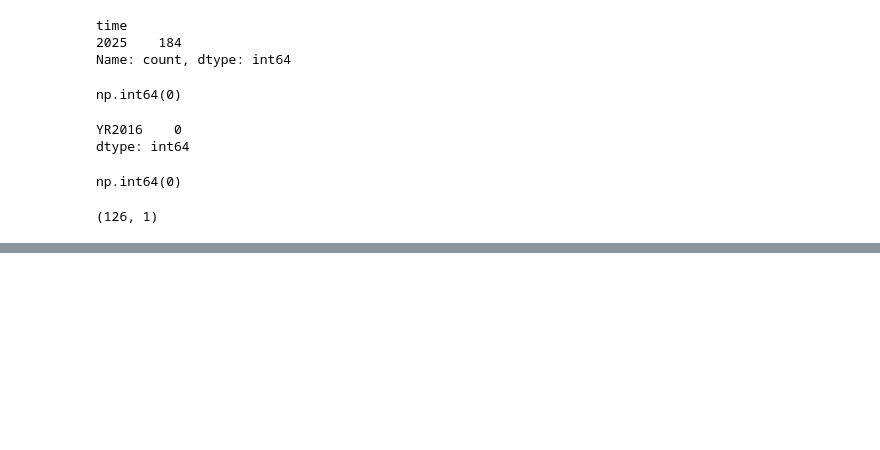
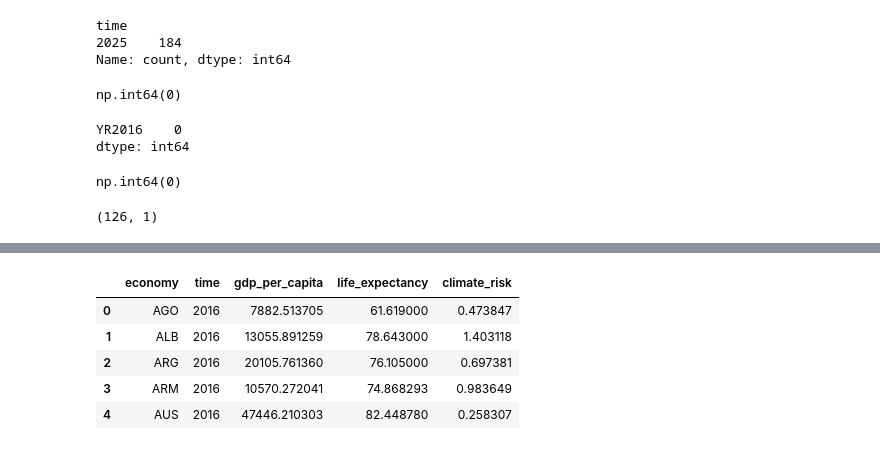
Before and after one commit to ambriapearce/life_expectancy_climate_risk, a Jupyter notebook: climate_risk.ipynb, the cells around one changed output, grey strips where cells are left out. Saved outputs shown, nothing was run; the diff lists cells and outputs as text; code cells hidden in the pictures; blank space fills up the shorter version.

```diff
--- a/climate_risk.ipynb
+++ b/climate_risk.ipynb
@@ -651,0 +706,9 @@ risk_clean.shape
+# %%
+merged_2016.head()
+# %% [output]
+|  | economy | time | gdp_per_capita | life_expectancy | climate_risk |
+| 0 | AGO | 2016 | 7882.513705 | 61.619000 | 0.473847 |
+| 1 | ALB | 2016 | 13055.891259 | 78.643000 | 1.403118 |
+| 2 | ARG | 2016 | 20105.761360 | 76.105000 | 0.697381 |
+| 3 | ARM | 2016 | 10570.272041 | 74.868293 | 0.983649 |
+| 4 | AUS | 2016 | 47446.210303 | 82.448780 | 0.258307 |
```
Also changed, not shown: parts of 7 cells of this notebook.
